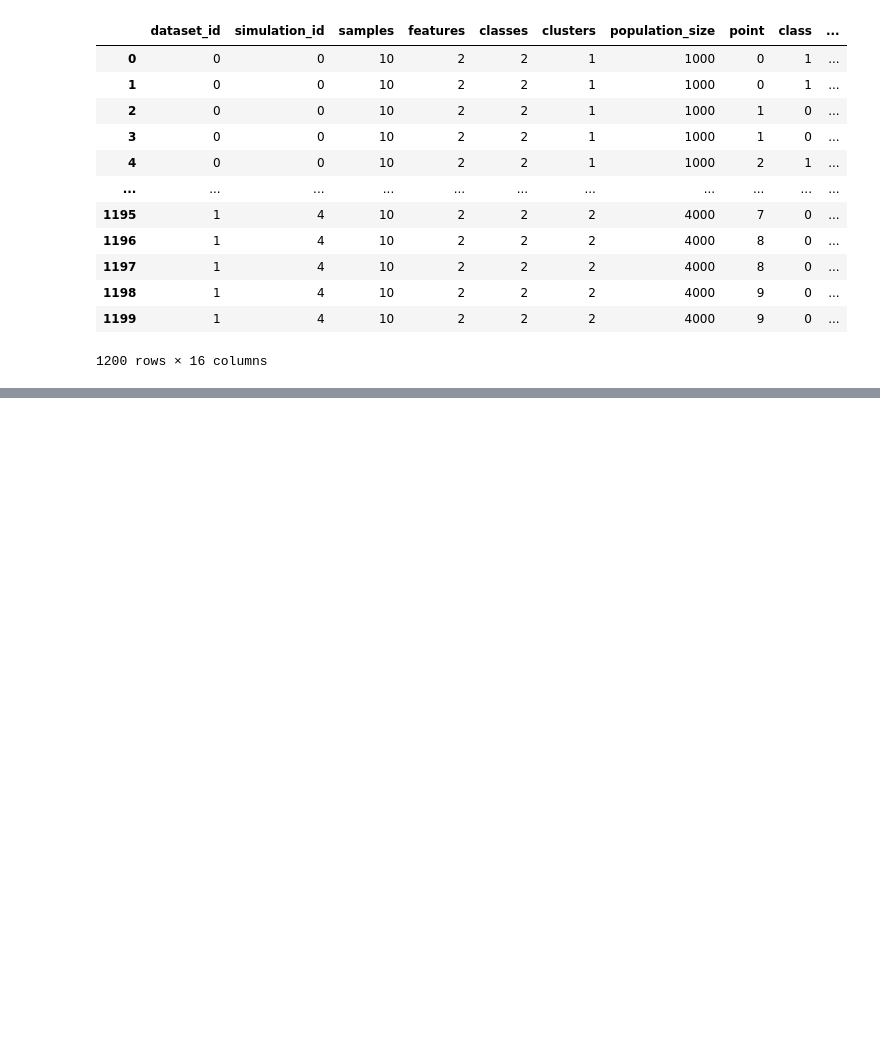
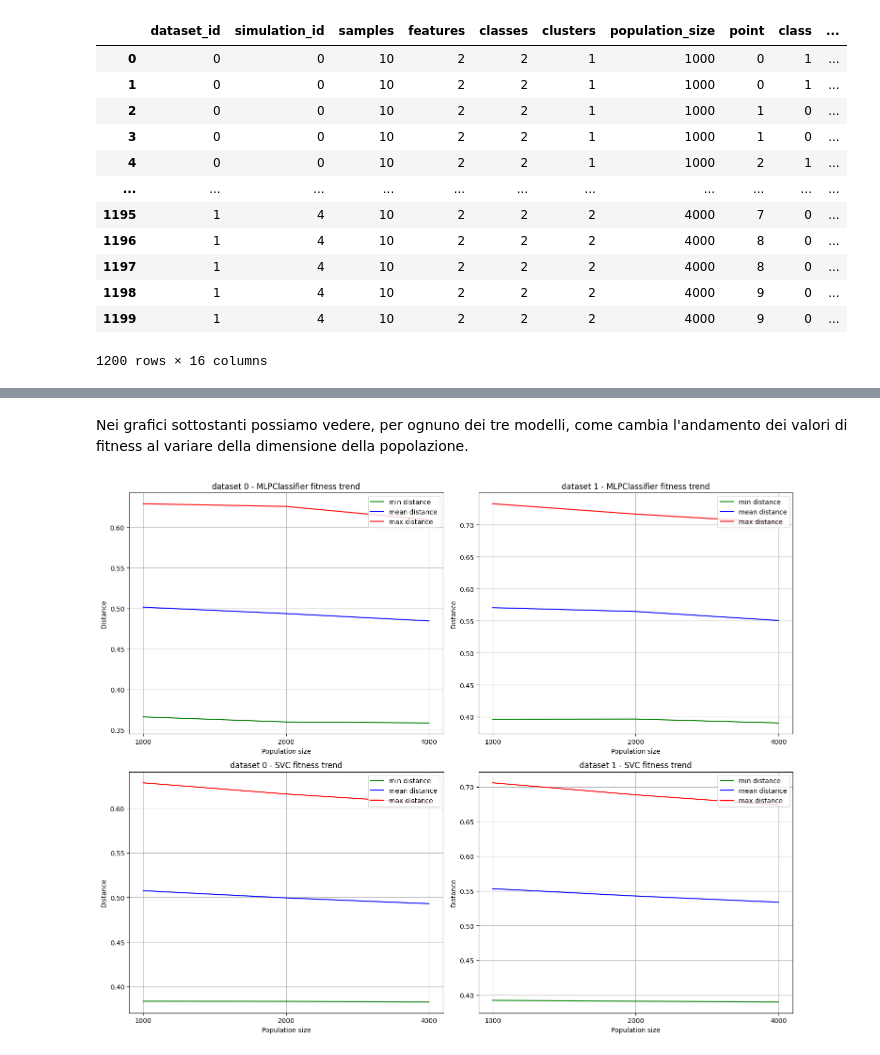
Before and after one commit to FedericoBustaffa/neighborhood_generator, a Jupyter notebook: notebooks/Analisi.ipynb, the cells around one changed output, grey strips where cells are left out. Cells and saved outputs as stored; diff of their text form; code cells hidden in the pictures; blank space fills up the shorter version.

```diff
--- a/notebooks/Analisi.ipynb
+++ b/notebooks/Analisi.ipynb
@@ -89,10 +82,10 @@ per $-1$ di modo da avere valori meglio interpretabili.
 df[["min_fitness", "mean_fitness", "max_fitness"]] *= -1.0
 df = df.rename(
     columns={
-        "min_fitness": "min_distance",
+        "min_fitness": "max_distance",
         "mean_fitness": "mean_distance",
         "fitness_std": "distance_std",
-        "max_fitness": "max_distance",
+        "max_fitness": "min_distance",
     }
 )
 df
@@ -147,6 +142,7 @@ df = (
         }
     )
     .reset_index()
+    .sort_values(by=["dataset_id", "population_size", "model"])
 )
 
 df
@@ -154,0 +184,3 @@ KeyError: 'samples'
+# %%
+df.drop(columns=["samples", "features", "classes", "clusters"], inplace=True)
+df
@@ -197,4 +223,12 @@ modello oppure aumentando il numero di individui sintetici prodotti.
 Iniziamo ad esempio con il vedere il valore di fitness medio dei punti nel caso
 in cui la classe del punto e la classe target sono uguali.
 # %%
-df[df["class"] == df["target"]].groupby(["dataset_id", "model"])["mean_distance"].mean()
+fitness_df = (
+    df.groupby(["dataset_id", "population_size", "model"])[
+        ["min_distance", "mean_distance", "max_distance"]
+    ]
+    .mean()
+    .reset_index()
+)
+
+fitness_df
@@ -200,0 +249,55 @@ df[df["class"] == df["target"]].groupby(["dataset_id", "model"])["mean_distance"
+# %% [markdown]
+Nei grafici sottostanti possiamo vedere, per ognuno dei tre modelli, come
+cambia l'andamento dei valori di fitness al variare della dimensione della
+popolazione.
+# %%
+import matplotlib.pyplot as plt
+
+
+def plot_fitness_trend(df):
+    models = df["model"].drop_duplicates().tolist()
+    datasets = df["dataset_id"].drop_duplicates().tolist()
+    fig, axes = plt.subplots(len(models), len(datasets), figsize=(15, 12))
+    for i, model in enumerate(models):
+        for j, dataset in enumerate(datasets):
+            sub_df = df[(df["model"] == model) & (df["dataset_id"] == dataset)]
+            axes[i][j].set_title(f"dataset {dataset} - {model} fitness trend")
+            axes[i][j].set_xlabel("Population size")
+            axes[i][j].set_ylabel("Distance")
+            axes[i][j].set_xscale("log", base=2)
+            axes[i][j].set_xticks(
+                sub_df["population_size"].values,
+                labels=sub_df["population_size"].values,
+            )
+
+            axes[i][j].plot(
+                sub_df["population_size"].values,
+                sub_df["min_distance"].values,
+                c="g",
+                label="min distance",
+            )
+
+            axes[i][j].plot(
+                sub_df["population_size"].values,
+                sub_df["mean_distance"].values,
+                c="b",
+                label="mean distance",
+            )
+
+            axes[i][j].plot(
+                sub_df["population_size"].values,
+                sub_df["max_distance"].values,
+                c="r",
+                label="max distance",
+            )
+
+            axes[i][j].grid()
+            axes[i][j].legend()
+
+    plt.tight_layout()
+    plt.show()
+
+
+plot_fitness_trend(fitness_df)
+# %% [output]
+[figure, added]
```
Also changed, not shown: parts of 18 cells of this notebook, 4 other files.
